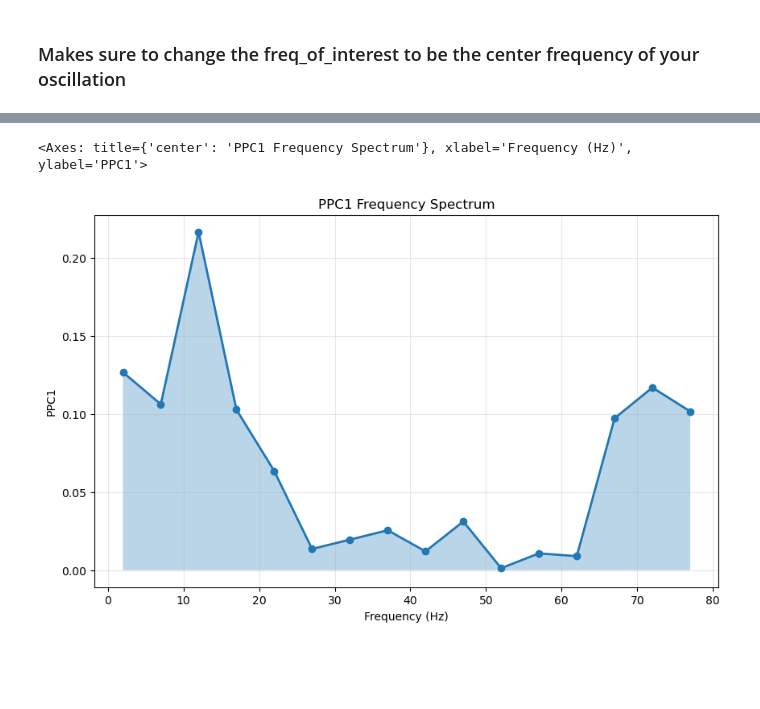
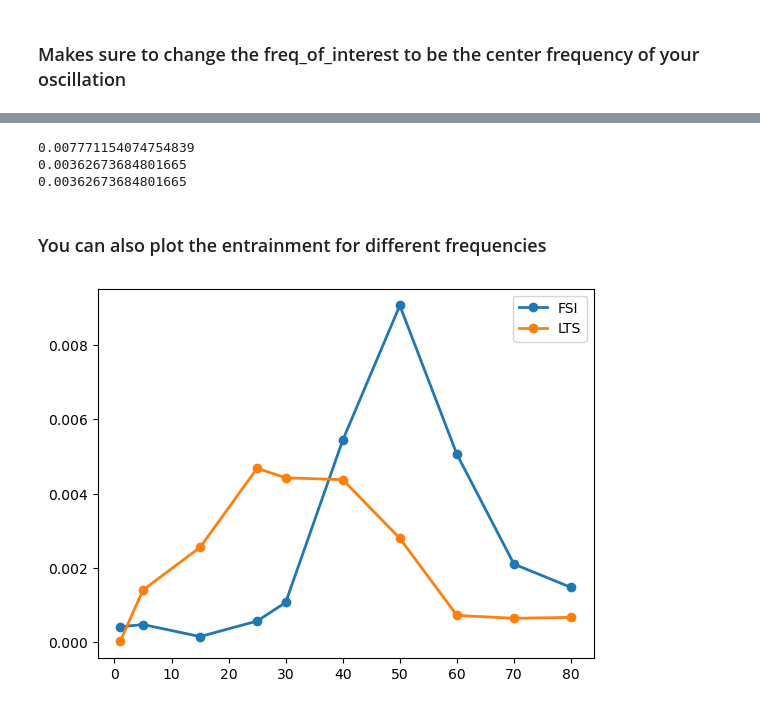
Before and after one commit to cyneuro/bmtool, a Jupyter notebook: examples/analysis/phase_locking_value/phase_locking_value.ipynb, the cells around one changed output, grey strips where cells are left out. Cells and saved outputs as stored; diff of their text form; code cells hidden in the pictures; blank space fills up the shorter version.

```diff
--- a/examples/analysis/phase_locking_value/phase_locking_value.ipynb
+++ b/examples/analysis/phase_locking_value/phase_locking_value.ipynb
@@ -262,7 +93,25 @@ plt.show()
-# %%
-freqs, ppc1s = calculate_ppc1_spectrum(spike_rate['LTS'],lfp_processed[0],fs=400, freq_range=freq_range, freq_step=freq_step, bandwidth=bandwidth)
-# Plot the spectrum
-plot_ppc1_spectrum(freqs, ppc1s, title="PPC1 Frequency Spectrum")
-# %% [output]
-<Axes: title={'center': 'PPC1 Frequency Spectrum'}, xlabel='Frequency (Hz)', ylabel='PPC1'>
-[figure, removed]
+# %%
+plv = lfp.calculate_ppc1(df[df['pop_name']=='FSI']['timestamps'].values,lfp_processed[0],spike_fs=1000,lfp_fs=400,freq_of_interest=45.,method='wavelet')
+print(plv[0])
+plv = lfp.calculate_ppc1(df[df['pop_name']=='LTS']['timestamps'].values,lfp_processed[0],spike_fs=1000,lfp_fs=400,freq_of_interest=45.,method='wavelet')
+print(plv[0])
+# %% [output]
+0.007771154074754839
+0.00362673684801665
+0.00362673684801665
+# %% [markdown]
+### You can also plot the entrainment for different frequencies
+# %%
+freqs = [1,5,15,25,30,40,50,60,70,80]
+plv_list_FSI = []
+plv_list_LTS = []
+for i in range(len(freqs)):
+    plv_list_FSI.append(lfp.calculate_ppc1(df[df['pop_name']=='FSI']['timestamps'].values,lfp_processed[0],spike_fs=1000,lfp_fs=400,freq_of_interest=freqs[i],method='wavelet')[0])
+    plv_list_LTS.append(lfp.calculate_ppc1(df[df['pop_name']=='LTS']['timestamps'].values,lfp_processed[0],spike_fs=1000,lfp_fs=400,freq_of_interest=freqs[i],method='wavelet')[0])
+
+plt.plot(freqs,plv_list_FSI,'o-', linewidth=2,label="FSI")
+plt.plot(freqs,plv_list_LTS,'o-', linewidth=2,label='LTS')
+plt.legend()
+plt.show()
+# %% [output]
+[figure, added]
```
Also changed, not shown: parts of 7 cells of this notebook, 4 other files.
